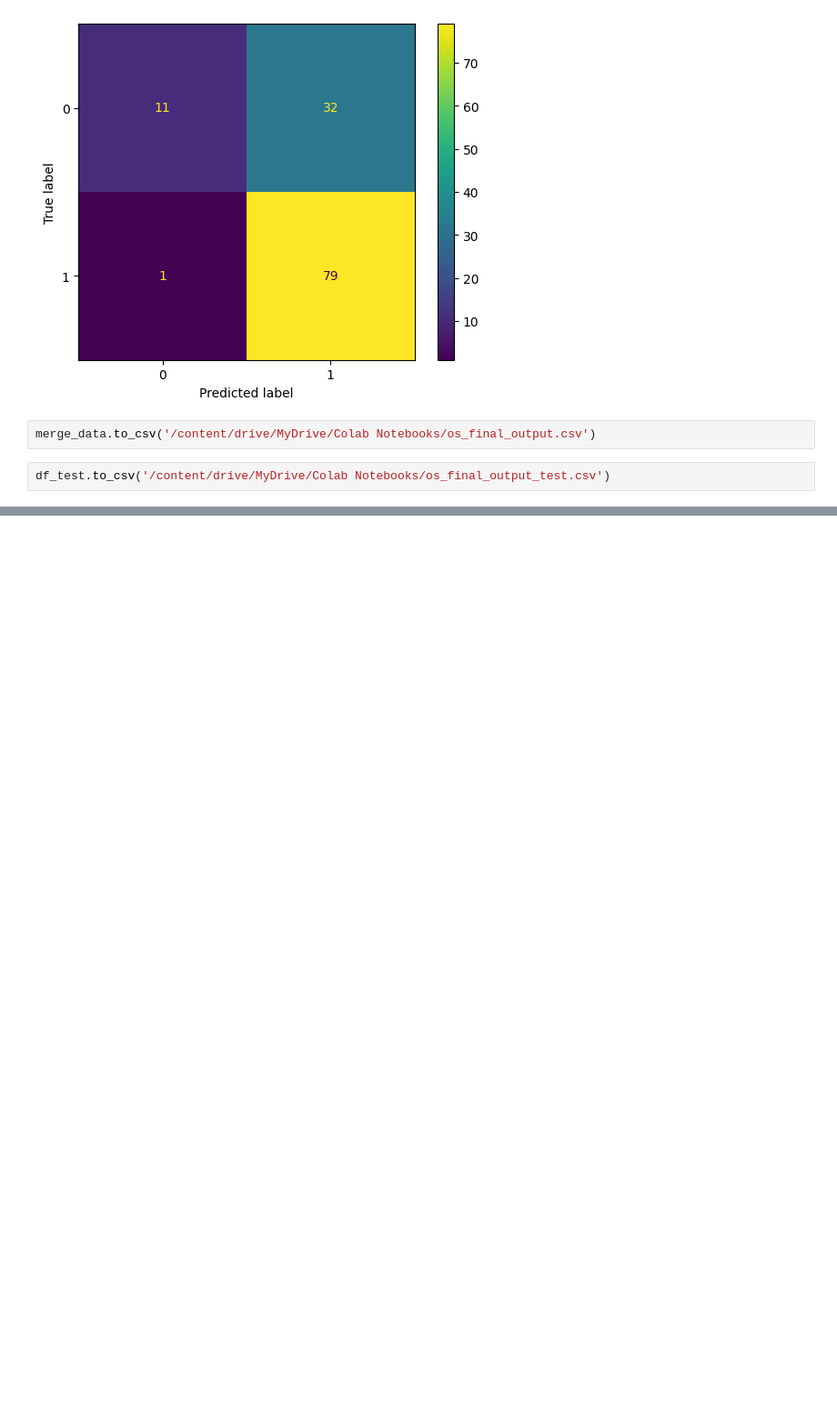
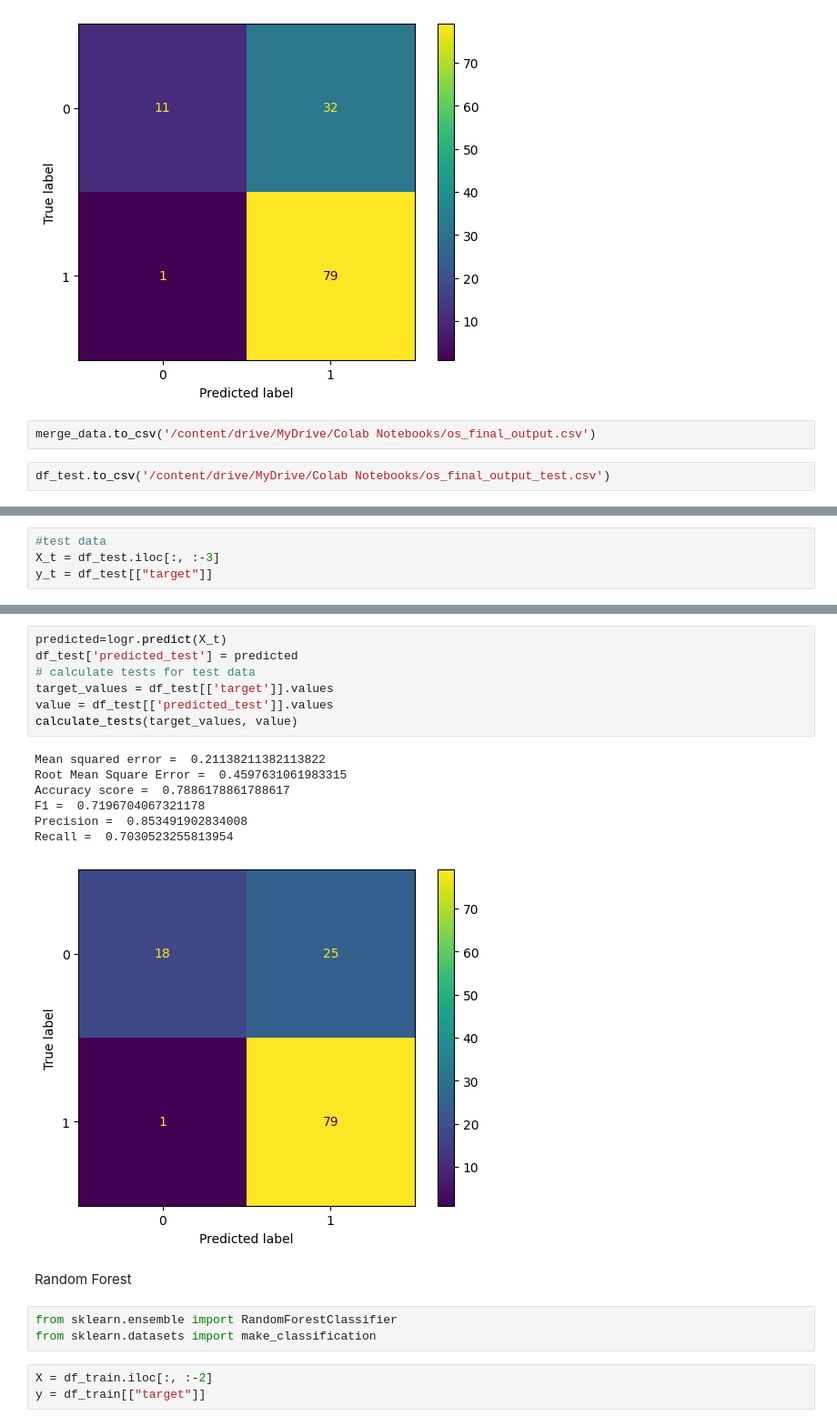
Before and after one commit to erikaminarikova/REFRESH, a Jupyter notebook: Example_10_ordinal_sums_loan_data_2classes_different_learning_methods.ipynb, the cells around one changed output, grey strips where cells are left out. Shown at 91% size. Drawn from its saved outputs; the diff is of its cells as text; blank space fills up the shorter version.

```diff
--- a/Example_10_ordinal_sums_loan_data_2classes_different_learning_methods.ipynb
+++ b/Example_10_ordinal_sums_loan_data_2classes_different_learning_methods.ipynb
@@ -540,0 +606,4 @@ df_test.to_csv('/content/drive/MyDrive/Colab Notebooks/os_final_output_test.csv'
+# %%
+#test data
+X_t = df_test.iloc[:, :-3]
+y_t = df_test[["target"]]
@@ -540,0 +626,23 @@ df_test.to_csv('/content/drive/MyDrive/Colab Notebooks/os_final_output_test.csv'
+# %%
+predicted=logr.predict(X_t)
+df_test['predicted_test'] = predicted
+# calculate tests for test data
+target_values = df_test[['target']].values
+value = df_test[['predicted_test']].values
+calculate_tests(target_values, value)
+# %% [output]
+Mean squared error =  0.21138211382113822
+Root Mean Square Error =  0.4597631061983315
+Accuracy score =  0.7886178861788617
+F1 =  0.7196704067321178
+Precision =  0.853491902834008
+Recall =  0.7030523255813954
+[figure, added]
+# %% [markdown]
+Random Forest
+# %%
+from sklearn.ensemble import RandomForestClassifier
+from sklearn.datasets import make_classification
+# %%
+X = df_train.iloc[:, :-2]
+y = df_train[["target"]]
```
Also changed, not shown: parts of 18 cells of this notebook.
